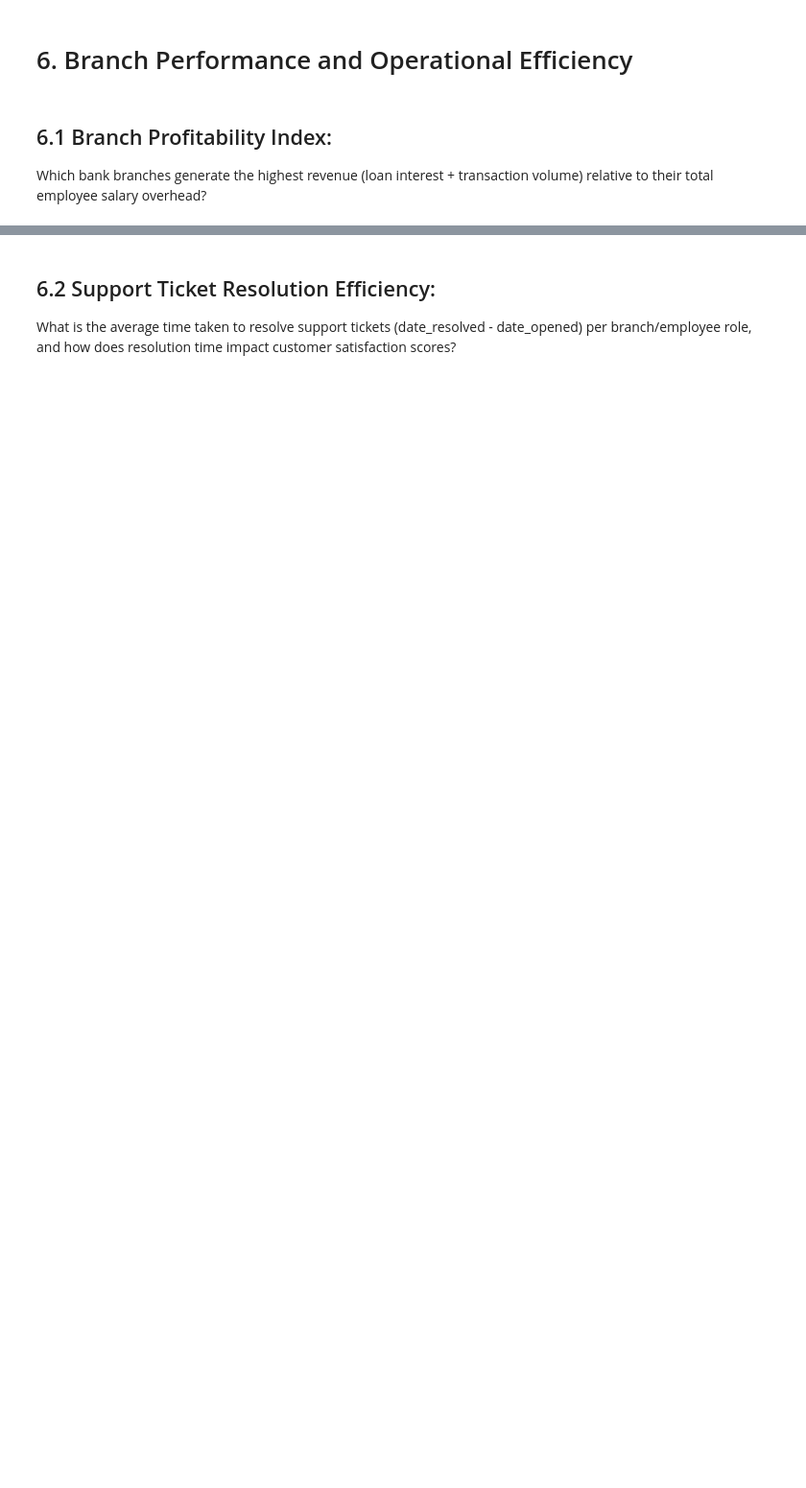
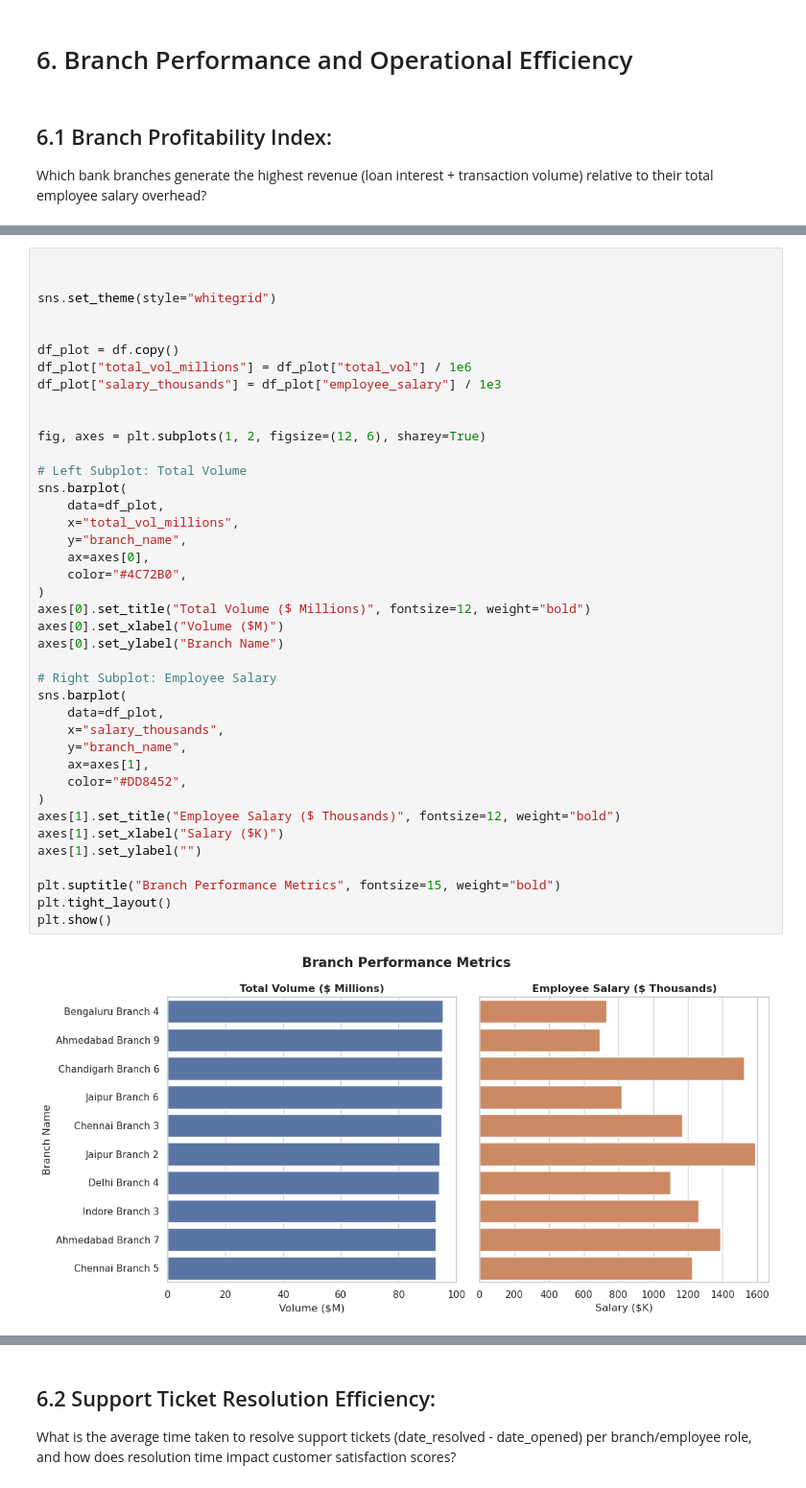
Before and after one commit to Kartika-Nidhi/Banking_Transaction_Analysis_SQL, a Jupyter notebook: BankingTransactions.ipynb, the cells around one changed output, grey strips where cells are left out. Shown at 96% size. Drawn from its saved outputs; the diff is of its cells as text; blank space fills up the shorter version.

Commit message:
Branch Analysis completed

```diff
--- a/BankingTransactions.ipynb
+++ b/BankingTransactions.ipynb
@@ -1011,0 +1065,42 @@ Truncated to displaylimit of 10.
+# %%
+
+
+sns.set_theme(style="whitegrid")
+
+
+df_plot = df.copy()
+df_plot["total_vol_millions"] = df_plot["total_vol"] / 1e6
+df_plot["salary_thousands"] = df_plot["employee_salary"] / 1e3
+
+
+fig, axes = plt.subplots(1, 2, figsize=(12, 6), sharey=True)
+
+# Left Subplot: Total Volume
+sns.barplot(
+    data=df_plot,
+    x="total_vol_millions",
+    y="branch_name",
+    ax=axes[0],
+    color="#4C72B0",
+)
+axes[0].set_title("Total Volume ($ Millions)", fontsize=12, weight="bold")
+axes[0].set_xlabel("Volume ($M)")
+axes[0].set_ylabel("Branch Name")
+
+# Right Subplot: Employee Salary
+sns.barplot(
+    data=df_plot,
+    x="salary_thousands",
+    y="branch_name",
+    ax=axes[1],
+    color="#DD8452",
+)
+axes[1].set_title("Employee Salary ($ Thousands)", fontsize=12, weight="bold")
+axes[1].set_xlabel("Salary ($K)")
+axes[1].set_ylabel("")
+
+plt.suptitle("Branch Performance Metrics", fontsize=15, weight="bold")
+plt.tight_layout()
+plt.show()
+# %% [output]
+[figure, added]
```
Also changed, not shown: parts of 5 cells of this notebook.
